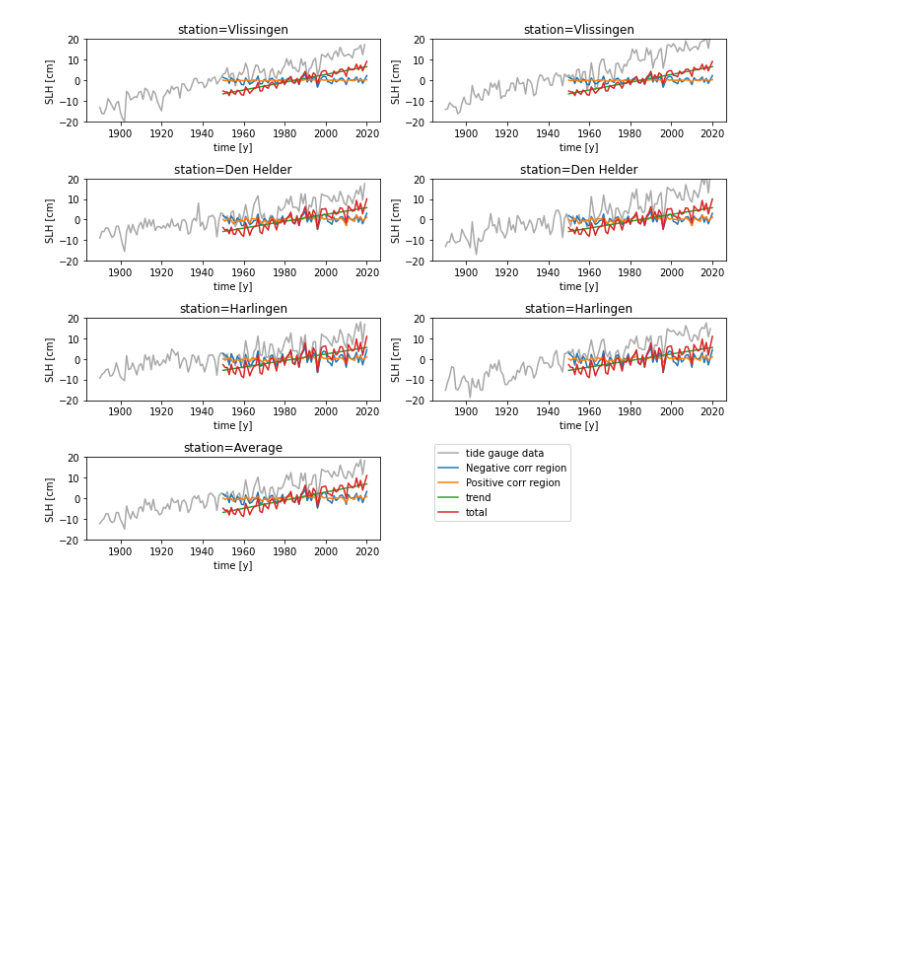
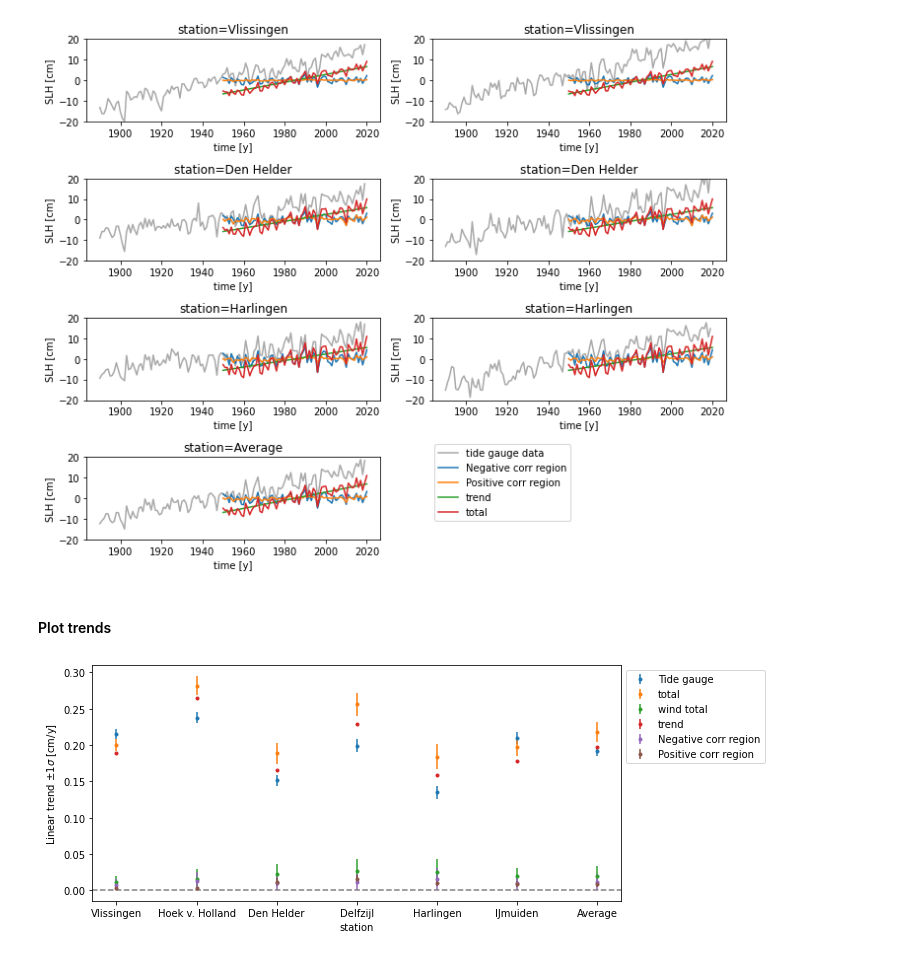
Before and after one commit to iris-keizer/Thesis-KNMI, a Jupyter notebook: Wind_contribution/Analysis/notebooks/dangendorf_regression_obs.ipynb, the cells around one changed output. Saved outputs shown, nothing was run; the diff lists cells and outputs as text; code cells hidden in the pictures; blank space fills up the shorter version.

Commit message:
trend figures

```diff
--- a/Wind_contribution/Analysis/notebooks/dangendorf_regression_obs.ipynb
+++ b/Wind_contribution/Analysis/notebooks/dangendorf_regression_obs.ipynb
@@ -66,7 +66,7 @@ figs.plot_obs_pres_data(pres_data, model)
 # %% [markdown]
 ### Perform regression
 # %%
-results, timeseries = regres.regression_obs(pres_data, tg_data, wind_model = model)
+results, timeseries = regres.regression_obs(pres_data, tg_data, wind_model = model, data_type = data_type)
 # %%
 results
 # %% [output]
@@ -131,3 +131,10 @@ figs.plot_obs_timeseries_per_station(tg_data, timeseries, ['Negative corr region
 figs.plot_obs_timeseries_per_station(tg_data, timeseries, ['Negative corr region', 'Positive corr region', 'trend', 'total'], model, data_type)
 # %% [output]
 [figure]
+# %% [markdown]
+#### Plot trends
+# %%
+figs.plot_obs_trends_timeseries_per_station(tg_data, timeseries, ['total', 'wind total', 'trend', 'Negative corr region',
+                                                                  'Positive corr region'], model, data_type)
+# %% [output]
+[figure, added]
```
Also changed, not shown: parts of 3 cells of this notebook, 7 other files.
